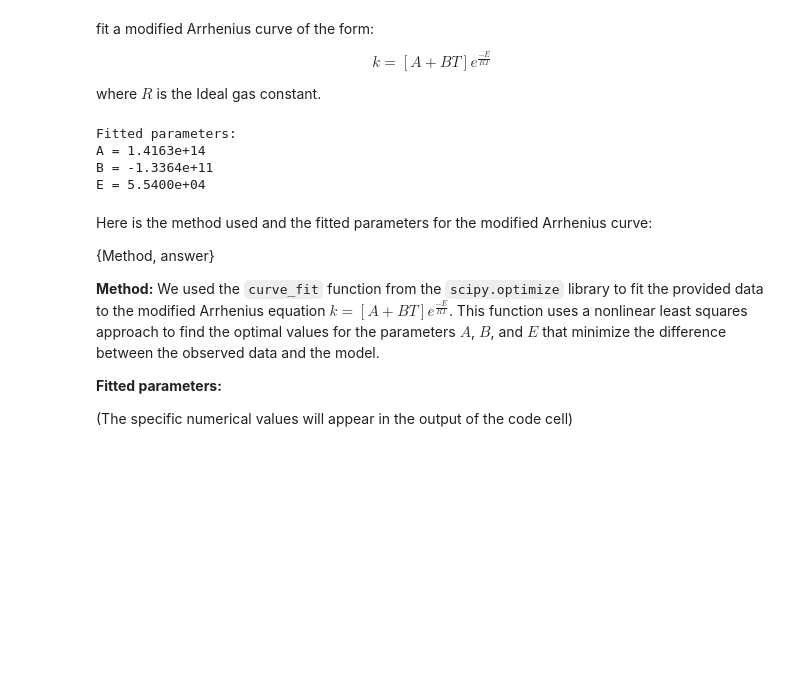
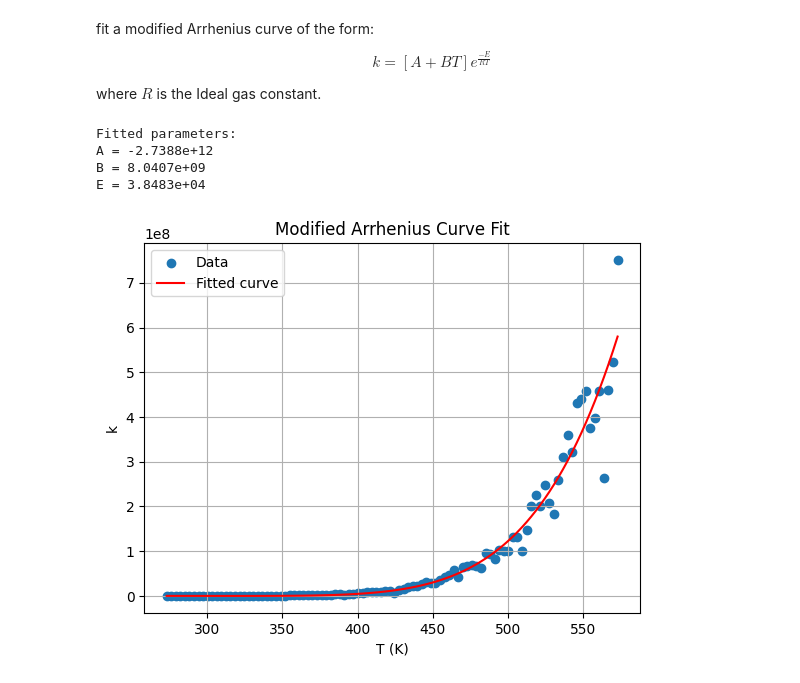
Before and after one commit to n-zaheer/3nm4, a Jupyter notebook: Assignments/Assignment_3.ipynb, the cells around one changed output. Drawn from its saved outputs; the diff is of its cells as text; code cells hidden in the pictures; blank space fills up the shorter version.

```diff
--- a/Assignments/Assignment_3.ipynb
+++ b/Assignments/Assignment_3.ipynb
@@ -264,6 +264,7 @@ where $R$ is the Ideal gas constant.
 # %%
 import numpy as np
 from scipy.optimize import curve_fit
+import matplotlib.pyplot as plt
 
 # Given data (T, k)
 data = np.array([[2.73000000e+02, 4.45900132e+03],
@@ -341,44 +342,68 @@ data = np.array([[2.73000000e+02, 4.45900132e+03],
        [4.91181818e+02, 8.25781385e+07],
        [4.94212121e+02, 1.02888832e+08],
        [4.97242424e+02, 9.99071191e+07],
        [5.00272727e+02, 1.01319698e+08],
        [5.03303030e+02, 1.32602108e+08],
        [5.06333333e+02, 1.31923942e+08],
        [5.09363636e+02, 1.00146518e+08],
        [5.12393939e+02, 1.48398130e+08],
        [5.15424242e+02, 2.01128065e+08],
        [5.18454545e+02, 2.25792703e+08],
        [5.21484848e+02, 1.99863590e+08],
        [5.24515152e+02, 2.47074414e+08],
        [5.27545455e+02, 2.08548654e+08],
        [5.30575758e+02, 1.83449792e+08],
        [5.33606061e+02, 2.58856094e+08],
        [5.36636364e+02, 3.10038100e+08],
        [5.39666667e+02, 3.58956357e+08],
        [5.42696970e+02, 3.21512830e+08],
        [5.45727273e+02, 4.30773903e+08],
        [5.48757576e+02, 4.39179856e+08],
        [5.51787879e+02, 4.57110476e+08],
        [5.54818182e+02, 3.75292342e+08],
        [5.57848485e+02, 3.97574548e+08],
        [5.60878788e+02, 4.57516936e+08],
        [5.63909091e+02, 2.63845055e+08],
        [5.66939394e+02, 4.59249219e+08],
        [5.69969697e+02, 5.23677345e+08],
        [5.73000000e+02, 7.51098462e+08]])
+
+T_data = data[:, 0]
+k_data = data[:, 1]
+
+#the ideal gas constant
+R = 8.314  # J/(mol*K)
+
+#modified Arrhenius curve function
+def modified_arrhenius(T, A, B, E):
+  return (A + B * T) * np.exp(-E / (R * T))
+
+#initial guess for the parameters [A, B, E]... A and B might be large, and E should be positive
+initial_guess = [1e5, 1e2, 1e4]
+
+#perform curve fitting
+params, covariance = curve_fit(modified_arrhenius, T_data, k_data, p0=initial_guess)
+
+#extract the fitted parameters
+A_fit, B_fit, E_fit = params
+
+print(f"Fitted parameters:")
+print(f"A = {A_fit:.4e}")
+print(f"B = {B_fit:.4e}")
+print(f"E = {E_fit:.4e}")
+
+#data plot just to see the fit here
+plt.scatter(T_data, k_data, label='Data')
+plt.plot(T_data, modified_arrhenius(T_data, *params), color='red', label='Fitted curve')
+plt.xlabel('T (K)')
+plt.ylabel('k')
+plt.legend()
+plt.title('Modified Arrhenius Curve Fit')
+plt.grid(True)
+plt.show()
 # %% [output]
 Fitted parameters:
-A = 1.4163e+14
-B = -1.3364e+11
-E = 5.5400e+04
+A = -2.7388e+12
+B = 8.0407e+09
+E = 3.8483e+04
+[figure, added]
-# %% [markdown]
-Here is the method used and the fitted parameters for the modified Arrhenius curve:
-
-{Method, answer}
-
-**Method:**
-We used the `curve_fit` function from the `scipy.optimize` library to fit the provided data to the modified Arrhenius equation $k = [A +B T]e^{\frac{-E}{RT}}$. This function uses a nonlinear least squares approach to find the optimal values for the parameters $A$, $B$, and $E$ that minimize the difference between the observed data and the model.
-
-**Fitted parameters:**
-
-(The specific numerical values will appear in the output of the code cell)
```
